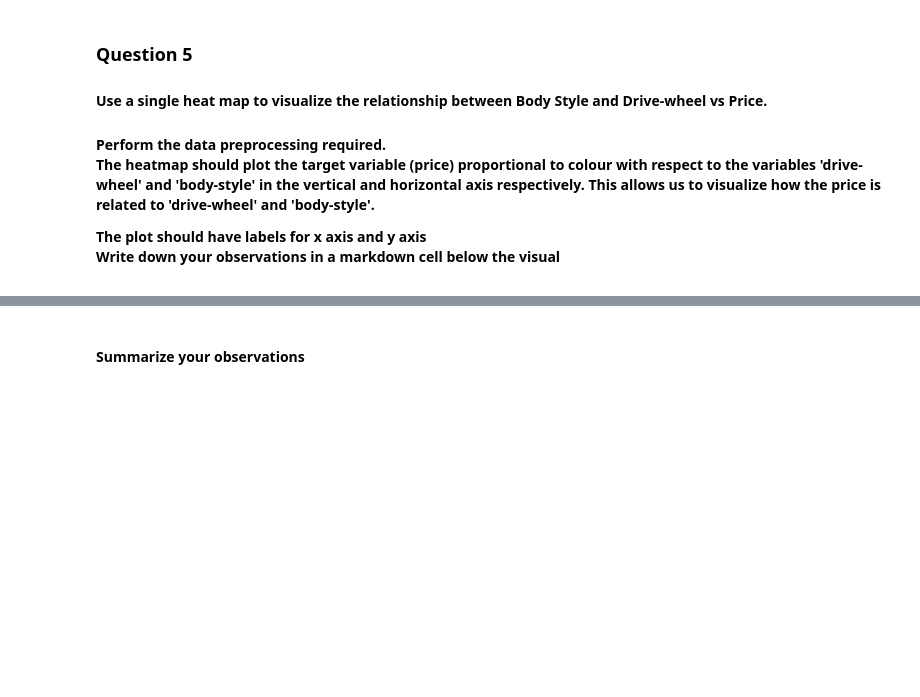
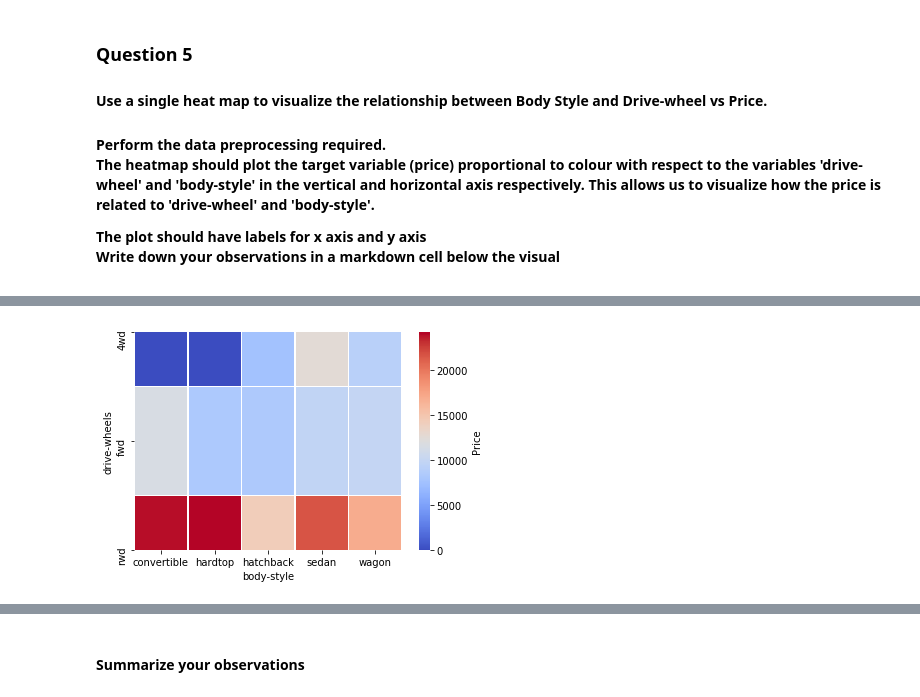
Before and after one commit to guptha23/machine_learning_assignment, a Jupyter notebook: dvi-a2-ps3-wb.ipynb, the cells around one changed output, grey strips where cells are left out. Saved outputs shown, nothing was run; the diff lists cells and outputs as text; code cells hidden in the pictures; blank space fills up the shorter version.

```diff
--- a/dvi-a2-ps3-wb.ipynb
+++ b/dvi-a2-ps3-wb.ipynb
@@ -395,3 +395,6 @@ ax = sns.boxplot(x="drive-wheels", y="price", data=data)
 
 The plot should have labels for x axis and y axis<br>
 Write down your observations in a markdown cell below the visual</h4>
+# %%
+#Take a subset of the data
+data_subset = data[['body-style','drive-wheels','price']]
@@ -397,0 +408,6 @@ Write down your observations in a markdown cell below the visual</h4>
+# %%
+#Grouping by body style and drive-wheels with avg price in the category
+avg_data = data_subset.groupby(['body-style','drive-wheels'],as_index=False).mean()
+#creating table for better understanding
+pivot_table = avg_data.pivot("drive-wheels","body-style","price")
+pivot_table
@@ -397,0 +420,4 @@ Write down your observations in a markdown cell below the visual</h4>
+# %%
+#replacing the NaN with zeros
+pivot_table = pivot_table.fillna(0)
+pivot_table
@@ -397,0 +430,6 @@ Write down your observations in a markdown cell below the visual</h4>
+# %%
+#HeatMap to show prices
+sns.heatmap(pivot_table,cmap="coolwarm",linewidths=.5,cbar_kws={'label': 'Price'})
+plt.show()
+# %% [output]
+[figure, added]
```
Also changed, not shown: parts of 6 cells of this notebook.
